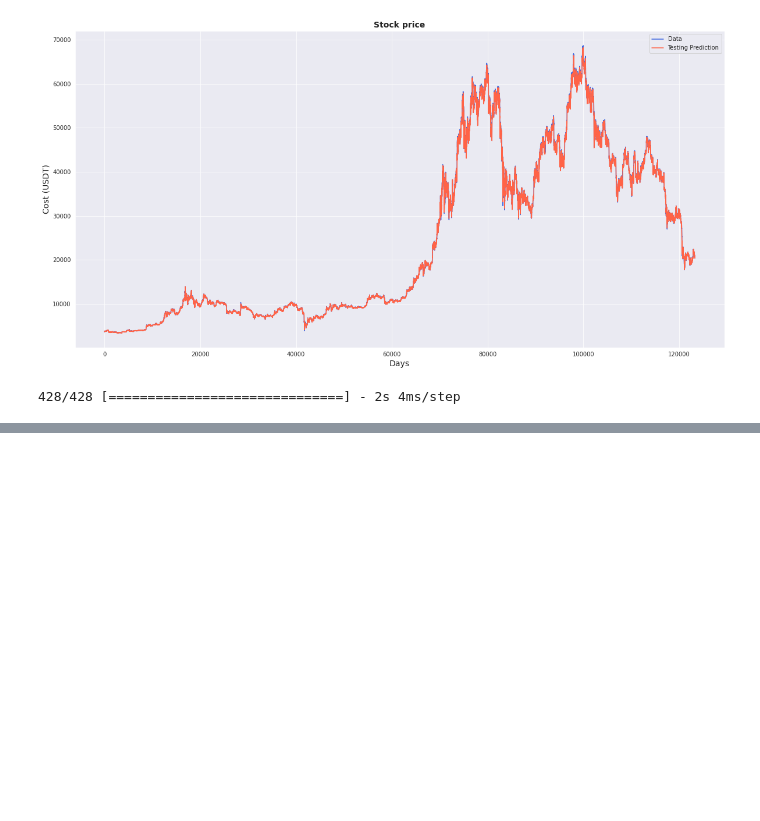
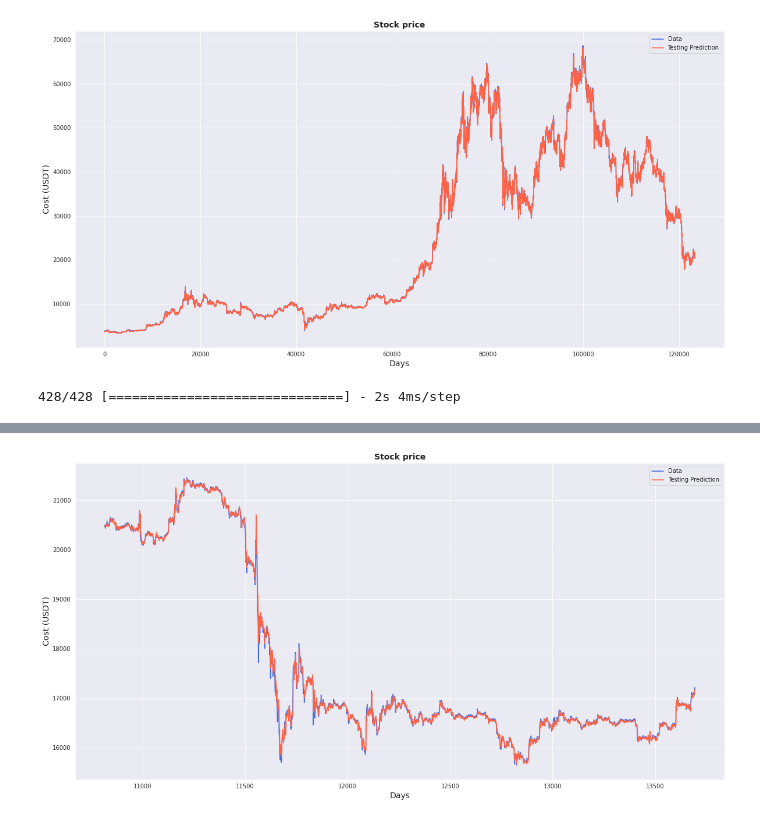
Before and after one commit to mahadev9/Cryptocurrency-Price-Forecasting, a Jupyter notebook: CNN_LSTM_TensorFlow.ipynb, the cells around one changed output, grey strips where cells are left out. Drawn from its saved outputs; the diff is of its cells as text; code cells hidden in the pictures; blank space fills up the shorter version.

```diff
--- a/CNN_LSTM_TensorFlow.ipynb
+++ b/CNN_LSTM_TensorFlow.ipynb
@@ -20,6 +20,8 @@ print(tf.config.list_physical_devices('GPU'))
 LOOKBACK = 61
 TRAIN_SPLIT_RATIO = 0.9
 columns = [OPEN_INDEX, HIGH_INDEX, LOW_INDEX, CLOSE_INDEX, VOLUME_INDEX]
+
+LAST_MONTH_NUM_RECORDS = 2880
 # %%
 todays_date = datetime.now().strftime('%Y-%m-%d')
 download_monthly_klines('spot', [BTC], ['15m'], '2019-01-01', todays_date, 'train')
@@ -185,0 +188,5 @@ plot_graph(pd.DataFrame(scalers[CLOSE_INDEX].inverse_transform(y_test.numpy().re
+# %%
+plot_graph(pd.DataFrame(scalers[CLOSE_INDEX].inverse_transform(y_test.numpy().reshape(-1, 1)))[-LAST_MONTH_NUM_RECORDS:],
+           pd.DataFrame(scalers[CLOSE_INDEX].inverse_transform(y_test_pred.reshape(-1, 1)))[-LAST_MONTH_NUM_RECORDS:])
+# %% [output]
+[figure, added]
```
Also changed, not shown: parts of 6 cells of this notebook.
